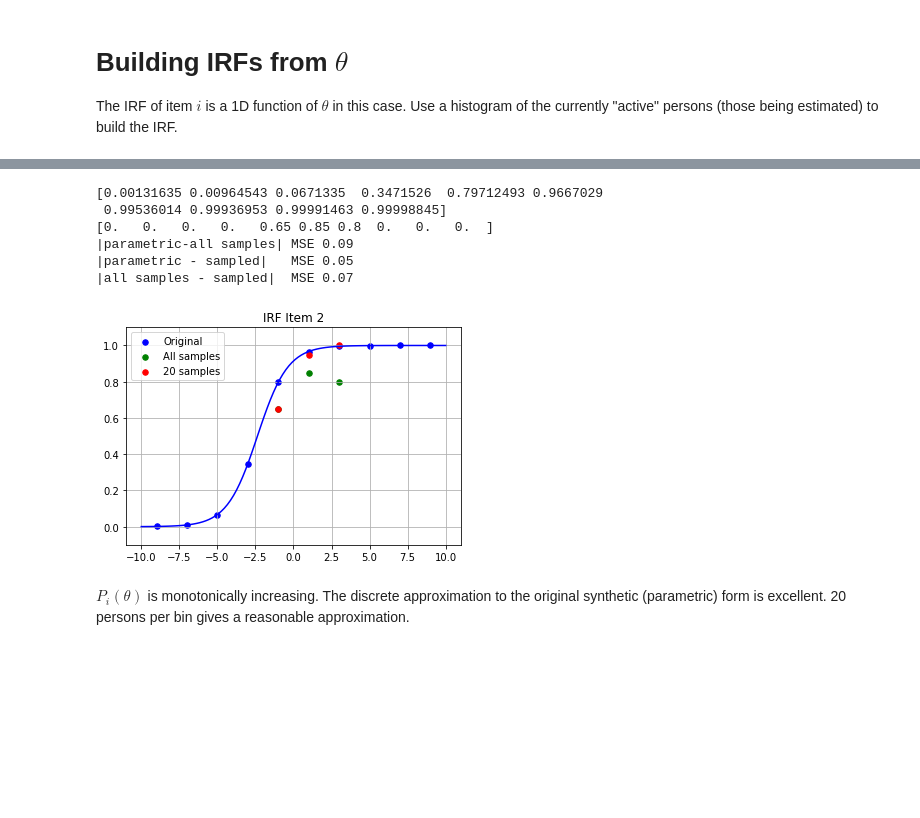
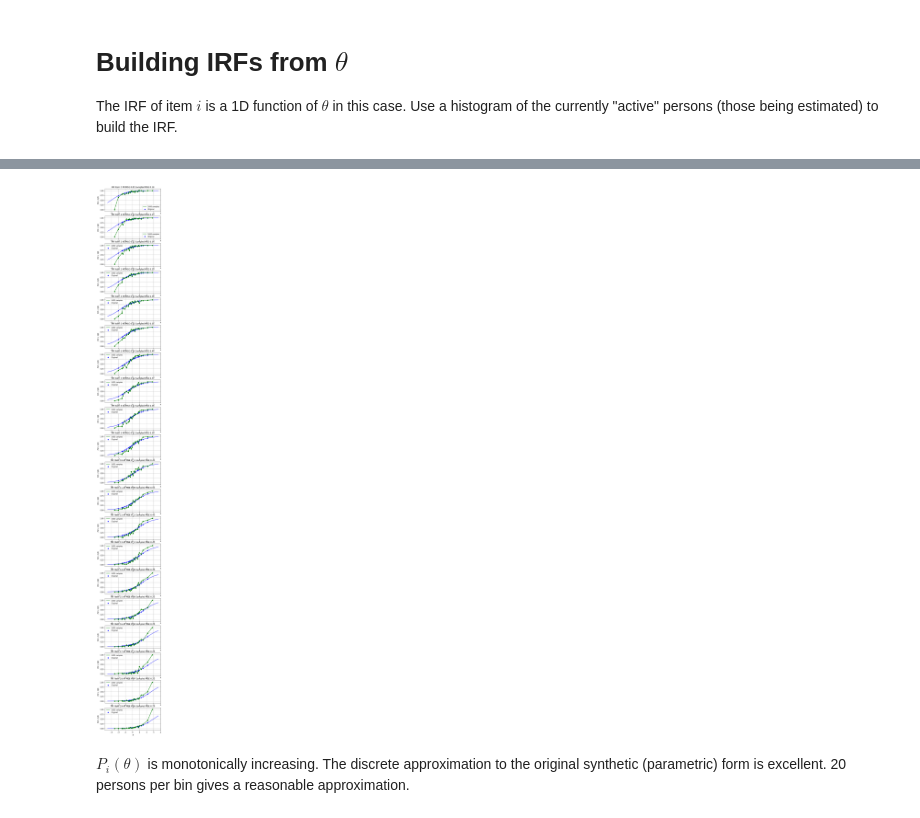
Before and after one commit to ETS-Next-Gen/irt-mcmc, a Jupyter notebook: notebooks/irt_solver_1d_simulated_data.ipynb, the cells around one changed output, grey strips where cells are left out. Cells and saved outputs as stored; diff of their text form; code cells hidden in the pictures; blank space fills up the shorter version.

Commit message:
Updated notebook of 1D IRT initial guess to new API. Stepping stone towards TC project at the moment.

```diff
--- a/notebooks/irt_solver_1d_simulated_data.ipynb
+++ b/notebooks/irt_solver_1d_simulated_data.ipynb
@@ -35,7 +37,7 @@ P = 1000
 # Number of items.
 I = 20
 # Number of latent ability dimensions (sub-scales).
-C = 5
+C = 1
 # Fixed item asymptote (pi) as theta -> -\infty = probability of guessing.
 asym = 0 # 0.25
 # Constant a for all items.
@@ -61,6 +75,6 @@ When we add more persons to the simulation at each refinement step, we use the M
 # Building IRFs from $\theta$
 The IRF of item $i$ is a 1D function of $\theta$ in this case. Use a histogram of the currently "active" persons (those being estimated) to build the IRF.
 # %%
-solver = nirt.solver.Solver(X, c, sample_size=20, num_iterations=5, num_sweeps=5)
-theta = solver.initial_guess()
+solver = nirt.solver.Solver(X, c, num_iterations=5, num_sweeps=5)
+theta = nirt.likelihood.initial_guess(X, c)
 # %%
@@ -76,40 +97,39 @@ Sampled persons into bins of minimum size 20; sample size 60
+# %%
+# Generate histogram IRFs from a sample of persons.
+sample_size = 5 * num_bins
+inactive = np.arange(P, dtype=int)
+sample = np.random.choice(inactive, size=sample_size, replace=False)
+t = theta[sample]
+sampled_grid = [nirt.grid.Grid(t[:, c], num_bins, method=method) for c in range(C)]
+sampled_irf = [nirt.irf.ItemResponseFunction(sampled_grid[c[i]], X[:, i]) for i in range(I)]
 # %%
-i = 2 # Item number
+#i = 7 # Item number
+fig, axs = plt.subplots(I, 1, figsize=(6, 3 * I))
+for i in range(I):
+    ax = axs[i] #plt.gca()
+    def model_irf(t): return nirt.simulate.simulate_data.three_pl_model(t, discrimination, b[i], asym)
 
-sampled_bins = nirt.irf.sample_bins(theta[:, c[i]], n, solver._sample_size)
-sampled_irf = nirt.irf.histogram(X[:,i], sampled_bins)
+    nirt.simulate.plot_irf.plot_model_irf(ax, grid[c[i]], model_irf, n, color="blue", label="Original")
+    irf[i].plot(ax, color="green", label="{} samples".format(theta.shape[0]))
+#    sampled_irf[i].plot(ax, color="red", label="{} samples".format(sample_size))
 
-ax = plt.gca()
-def model_irf(t): return nirt.simulate.simulate_data.three_pl_model(t, discrimination, b[i], asym)
-nirt.simulate.plot_irf.plot_model_irf(ax, model_irf, n, color="blue", label="Original")
-nirt.simulate.plot_irf.plot_discrete_irf(ax, irf[i], n, color="green", label="All samples")
-nirt.simulate.plot_irf.plot_discrete_irf(ax, sampled_irf,  n, color="red", label="{} samples".format(solver._sample_size))
-plt.title("IRF Item {}".format(i))
-ax.grid(True)
-_ = ax.legend()
+    def error(irf):
+        exact_irf = np.array([model_irf(t) for t in irf.node])
+        return exact_irf - irf.probability
 
-bin_centers = nirt.irf.bin_centers(n)
-exact_irf = np.array([model_irf(t) for t in bin_centers])
-print(exact_irf)
-print(irf.probability[i])
-def error(exact_irf, irf):
-    has_data = irf.count > 0
-    return exact_irf[has_data] - irf.probability[has_data]
-e = error(exact_irf, irf[i])
-print("|parametric-all samples| MSE {:.2f}".format(np.linalg.norm(e)/n**0.5))
-e = error(exact_irf, sampled_irf)
-print("|parametric - sampled|   MSE {:.2f}".format(np.linalg.norm(e)/n**0.5))
+    e_all = error(irf[i])
+    e_sampled = error(sampled_irf[i])
+    #print("All MSE {:.2f}".format(np.linalg.norm(e)/n**0.5))
+    #print("Sampled MSE {:.2f}".format(np.linalg.norm(e)/n**0.5))
+    ax.set_title("IRF Item {} All MSE {:.2f} Sampled MSE {:.2f}".format(
+        i, np.linalg.norm(e_all)/n**0.5, np.linalg.norm(e_sampled)/n**0.5))
+    ax.grid(True)
+    _ = ax.legend()
 
-d = (sampled_irf.count > 0) & (irf[i].probability > 0)
-print("|all samples - sampled|  MSE {:.2f}".format(np.linalg.norm(sampled_irf.probability[d] - irf[i].probability[d])/n**0.5))
+#d = (sampled_irf[i].count > 0) & (irf[i].probability > 0)
+#print("|all samples - sampled|  MSE {:.2f}".format(np.linalg.norm(sampled_irf.probability[d] - irf[i].probability[d])/n**0.5))
 # %% [output]
-[0.00131635 0.00964543 0.0671335  0.3471526  0.79712493 0.9667029
- 0.99536014 0.99936953 0.99991463 0.99998845]
-[0.   0.   0.   0.   0.65 0.85 0.8  0.   0.   0.  ]
-|parametric-all samples| MSE 0.09
-|parametric - sampled|   MSE 0.05
-|all samples - sampled|  MSE 0.07
-[figure, old version]
+[figure, new version]
 # %% [markdown]
 $P_i(\theta)$ is monotonically increasing. The discrete approximation to the original synthetic (parametric) form is excellent. 20 persons per bin gives a reasonable approximation.
 # %% [markdown]
```
Also changed, not shown: parts of 9 cells of this notebook, 9 other files.
